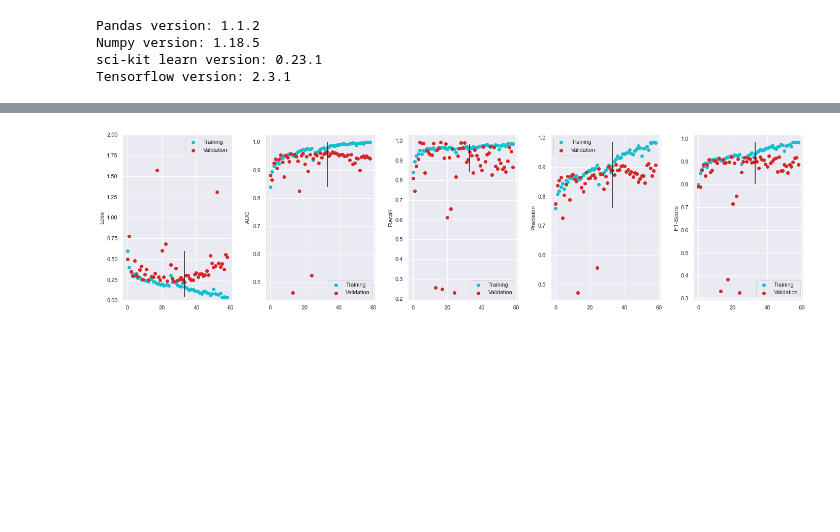
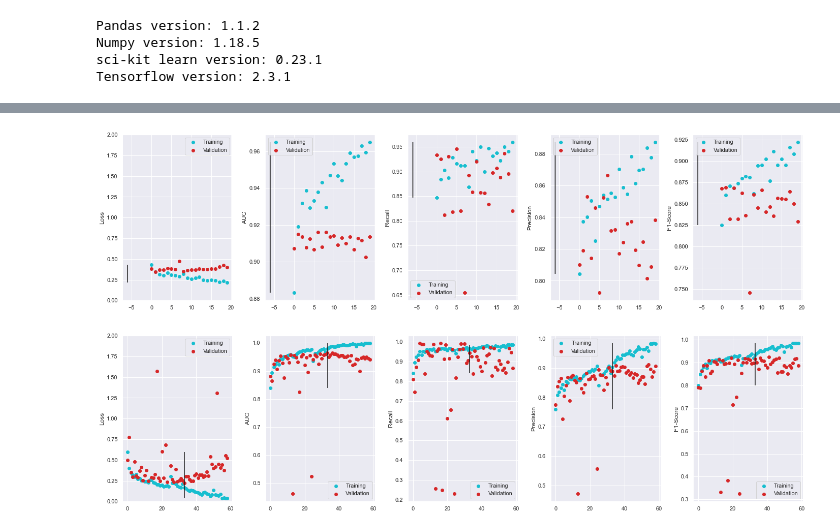
Before and after one commit to mariaauslander/capstone_fall20_irrigation, a Jupyter notebook: BigEarthData/epoch_metrics.ipynb, the cells around one changed output, grey strips where cells are left out. Cells and saved outputs as stored; diff of their text form; code cells hidden in the pictures; blank space fills up the shorter version.

```diff
--- a/BigEarthData/epoch_metrics.ipynb
+++ b/BigEarthData/epoch_metrics.ipynb
@@ -76,3 +111,9 @@ def plot_metrics(df):
+# %%
+simclr_df = pd.read_pickle(os.path.join(model_path, 'twolayer_finetune_13percent_resnet101_1.pkl'))
+# %%
+plot_metrics(simclr_df)
+# %% [output]
+[figure, added]
 # %%
 inception_files = sorted([ file for file in os.listdir(model_path) if file[-3:]=='pkl' if 'inception' in file])
 # %%
```
Also changed, not shown: parts of 5 cells of this notebook, 6 other files.
